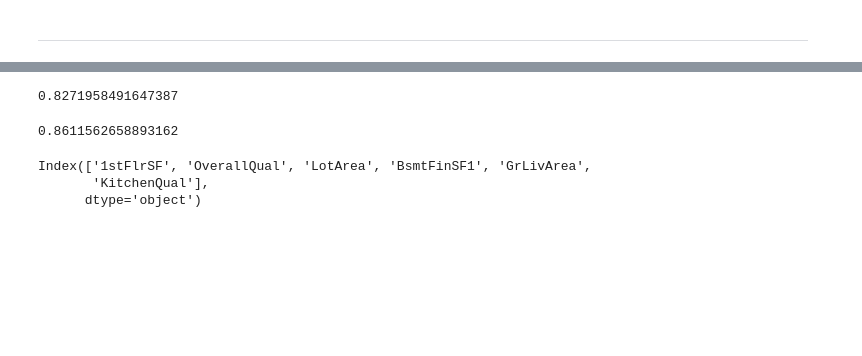
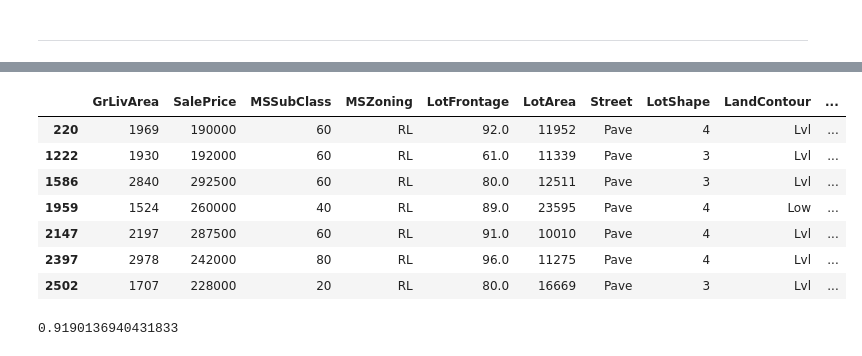
Before and after one commit to hikarinosenshi/ml_project, a Jupyter notebook: ariel/Feature Selection2.ipynb, the cells around one changed output, grey strips where cells are left out. Cells and saved outputs as stored; diff of their text form; code cells hidden in the pictures; blank space fills up the shorter version.

```diff
--- a/ariel/Feature Selection2.ipynb
+++ b/ariel/Feature Selection2.ipynb
@@ -155,0 +77,4 @@ TotalBsmtSF_1stFlrSF: 0.7842803487175525
+# %%
+# Combine BsmtFullBath and BsmtHalfBath
+dataset['BsmtNumBath'] = dataset['BsmtFullBath'] + dataset['BsmtHalfBath']/2
+dataset.drop(columns=['BsmtFullBath','BsmtHalfBath'], inplace=True)
@@ -255,0 +371,3 @@ dtype: float64
+# %%
+pd.set_option('display.max_rows', None)
+list(feature_score.sort_values(by="Score", ascending=False).head(20)['feature'])
@@ -320,0 +616,11 @@ temp_col_k = ['1stFlrSF','OverallQual','LotArea','BsmtFinSF1','GrLivArea','Kitch
+# %%
+dataset[dataset['RoofMatl']=="WdShake"]
+# %% [output]
+|  | GrLivArea | SalePrice | MSSubClass | MSZoning | LotFrontage | LotArea | Street | LotShape | LandContour | ... |
+| 220 | 1969 | 190000 | 60 | RL | 92.0 | 11952 | Pave | 4 | Lvl | ... |
+| 1222 | 1930 | 192000 | 60 | RL | 61.0 | 11339 | Pave | 3 | Lvl | ... |
+| 1586 | 2840 | 292500 | 60 | RL | 80.0 | 12511 | Pave | 3 | Lvl | ... |
+| 1959 | 1524 | 260000 | 40 | RL | 89.0 | 23595 | Pave | 4 | Low | ... |
+| 2147 | 2197 | 287500 | 60 | RL | 91.0 | 10010 | Pave | 4 | Lvl | ... |
+| 2397 | 2978 | 242000 | 80 | RL | 96.0 | 11275 | Pave | 4 | Lvl | ... |
+| 2502 | 1707 | 228000 | 20 | RL | 80.0 | 16669 | Pave | 3 | Lvl | ... |
@@ -321,15 +655,6 @@ temp_col_k = ['1stFlrSF','OverallQual','LotArea','BsmtFinSF1','GrLivArea','Kitch
 # %%
-mlr_model.fit(X[temp_col_k], np.log(y))
-mlr_model.score(X_train[temp_col_k], np.log(y_train))
+# mlr_model.fit(X[temp_col], np.log10(y))
+mlr_model.fit(X_train[temp_col], np.log10(y_train))
+mlr_model.score(X_train[temp_col], np.log10(y_train))
 # %% [output]
-0.8271958491647387
+0.9190136940431833
-# %%
-mlr_model.score(X_test[temp_col_k], np.log(y_test))
-# %% [output]
-0.8611562658893162
-# %%
-X_test[temp_col_k].columns
-# %% [output]
-Index(['1stFlrSF', 'OverallQual', 'LotArea', 'BsmtFinSF1', 'GrLivArea',
-       'KitchenQual'],
-      dtype='object')
```
Also changed, not shown: parts of 106 cells of this notebook.
